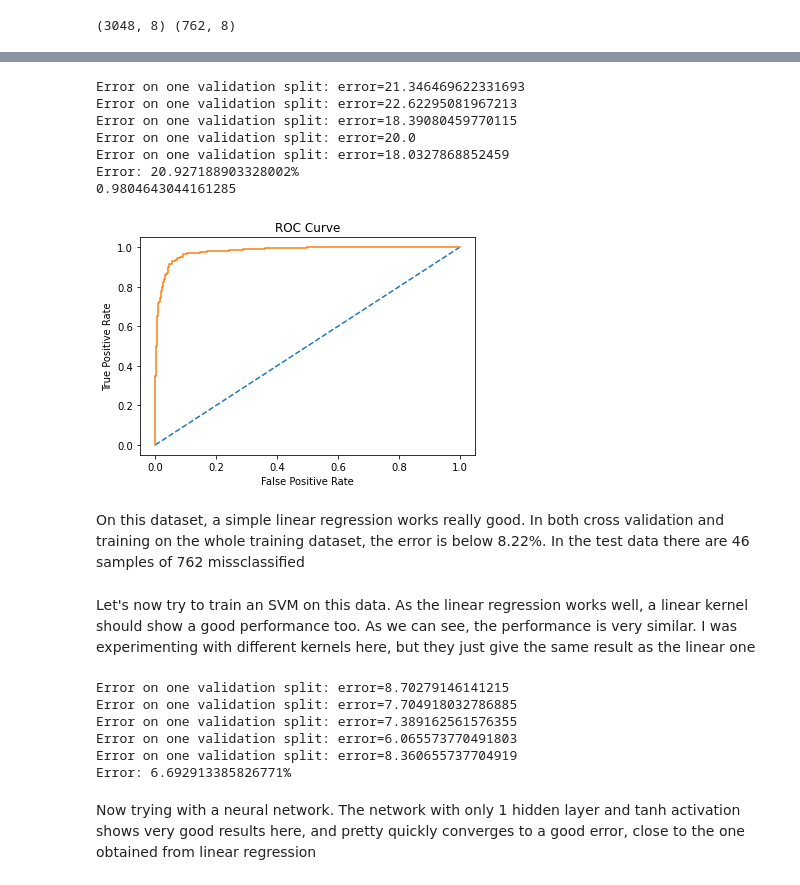
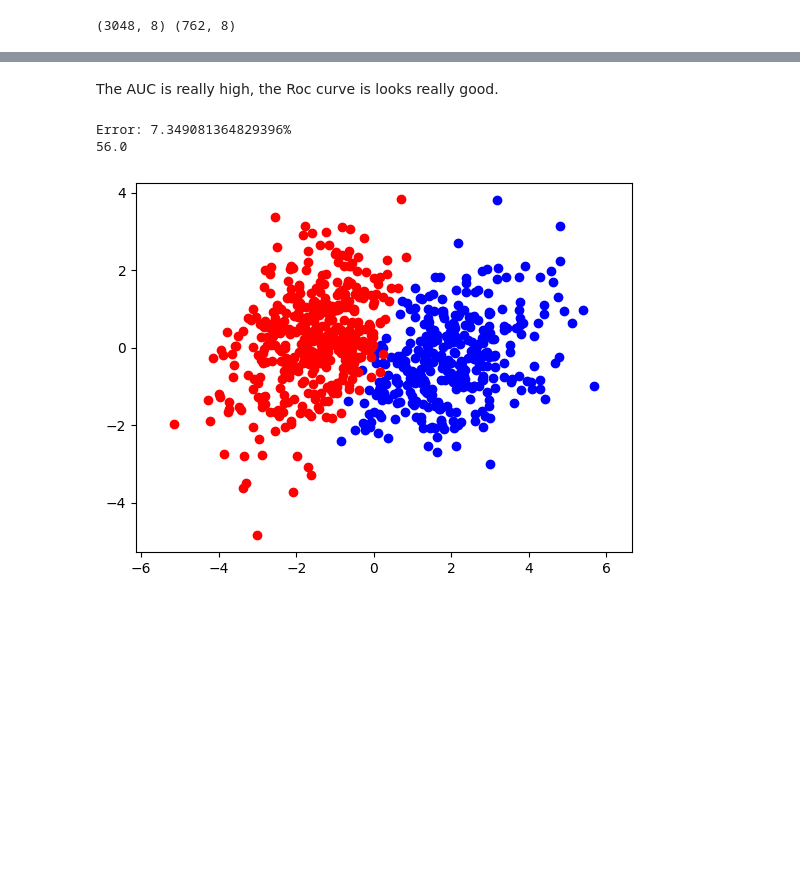
Before and after one commit to ddatsko/URV_NEC_HW2, a Jupyter notebook: classification.ipynb, the cells around one changed output, grey strips where cells are left out. Cells and saved outputs as stored; diff of their text form; code cells hidden in the pictures; blank space fills up the shorter version.

Commit message:
analysis finished with third data set

```diff
--- a/classification.ipynb
+++ b/classification.ipynb
@@ -663,0 +666,14 @@ print(rice_train.shape, rice_test.shape)
+# %%
+pca_rice = PCA(n_components=2)
+pca_rice.fit(rice_data[:, :-1])
+print("PCA explained variance ratio:", pca_rice.explained_variance_ratio_)
+
+def plot_rice_pred(data, pred_):
+    data = pca_rice.transform(data)
+
+    plt.scatter(data[pred_ == 0, 0], data[pred_ == 0, 1], color='blue')
+    plt.scatter(data[pred_ == 1, 0], data[pred_ == 1, 1], color='red')
+    plt.axis('equal')
+
+# Plot distribution of test data with these PCA
+plot_rice_pred(rice_test[:, :-1], rice_test[:, -1])
@@ -676,0 +798,2 @@ Error: 22.178477690288712%
+# %%
+pred = run_pytorch_network([[7, 10, 1], 'tanh'], 0.01, 0.9, 25, rice_train.copy(), rice_test[:, :-1], silent=False, real_outputs=True)
@@ -676,0 +818,3 @@ Error: 22.178477690288712%
+# %%
+optimal_threshold = plot_roc_curve(rice_test[:, -1], pred)[0]
+print("Optimal threshold point:", optimal_threshold)
@@ -677,33 +825,12 @@ Error: 22.178477690288712%
+# %% [markdown]
+The AUC is really high, the Roc curve is looks really good.
 # %%
-n_folds(5, rice_train, run_linear_regression, silent=False)
-pred = run_linear_regression_get_real_scores(rice_train, rice_test[:, :-1])
-print(f"Error: {classification_error(rice_test[:, -1], pred)}%")
-plot_roc_curve(rice_test[:, -1], pred)
-
-#print(rice_test[:, -1])
+pred[pred < optimal_threshold] = 0
+pred[pred != 0] = 1
+plot_rice_pred(rice_test[:, :-1], pred)
+print(f"Error: {classification_error(pred, rice_test[:, -1])}%")
+print(np.sum(np.abs(pred - rice_test[:, -1])))
 # %% [output]
-Error on one validation split: error=21.346469622331693
-Error on one validation split: error=22.62295081967213
-Error on one validation split: error=18.39080459770115
-Error on one validation split: error=20.0
-Error on one validation split: error=18.0327868852459
-Error: 20.927188903328002%
-0.9804643044161285
+Error: 7.349081364829396%
+56.0
-[figure, old version]
+[figure, new version]
-# %% [markdown]
-On this dataset, a simple linear regression works really good. In both cross validation and training on the whole training dataset, the error is below 8.22%. In the test data there are 46 samples of 762 missclassified
-# %% [markdown]
-Let's now try to train an SVM on this data. As the linear regression works well, a linear kernel should show a good performance too. As we can see, the performance is very similar. I was experimenting with different kernels here, but they just give the same result as the linear one
-# %%
-n_folds(5, rice_train, lambda *params: run_svm({"kernel": "rbf"}, *params), silent=False)
-pred = run_svm({"kernel": "linear"}, rice_train, rice_test[:, :-1])
-print(f"Error: {classification_error(rice_test[:, -1], pred)}%")
-# %% [output]
-Error on one validation split: error=8.70279146141215
-Error on one validation split: error=7.704918032786885
-Error on one validation split: error=7.389162561576355
-Error on one validation split: error=6.065573770491803
-Error on one validation split: error=8.360655737704919
-Error: 6.692913385826771%
-# %% [markdown]
-Now trying with a neural network. The network with only 1 hidden layer and tanh activation shows very good results here, and pretty quickly converges to a good error, close to the one obtained from linear regression
```
Also changed, not shown: parts of 19 cells of this notebook.
